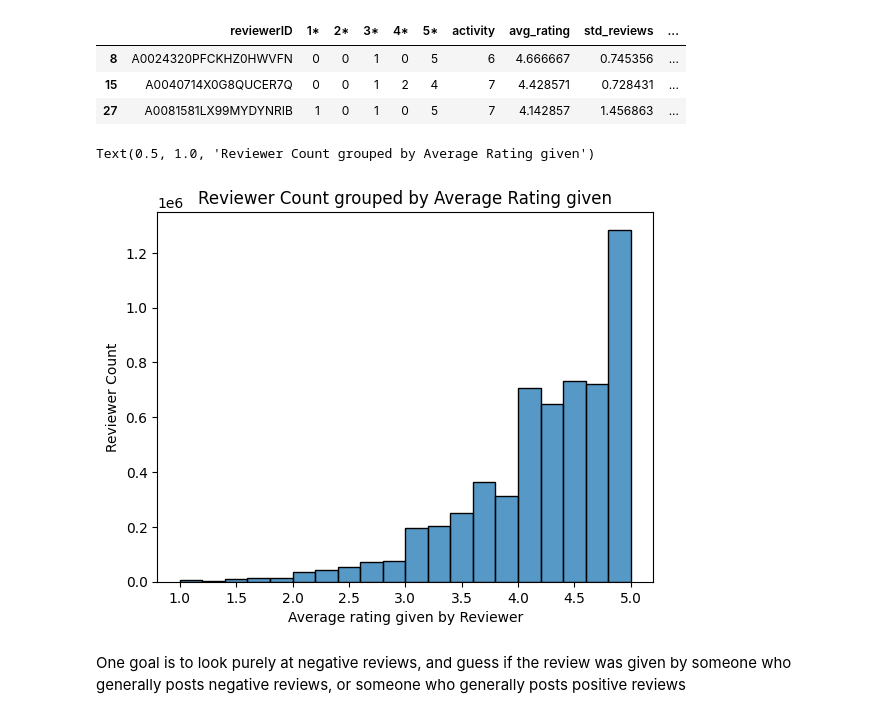
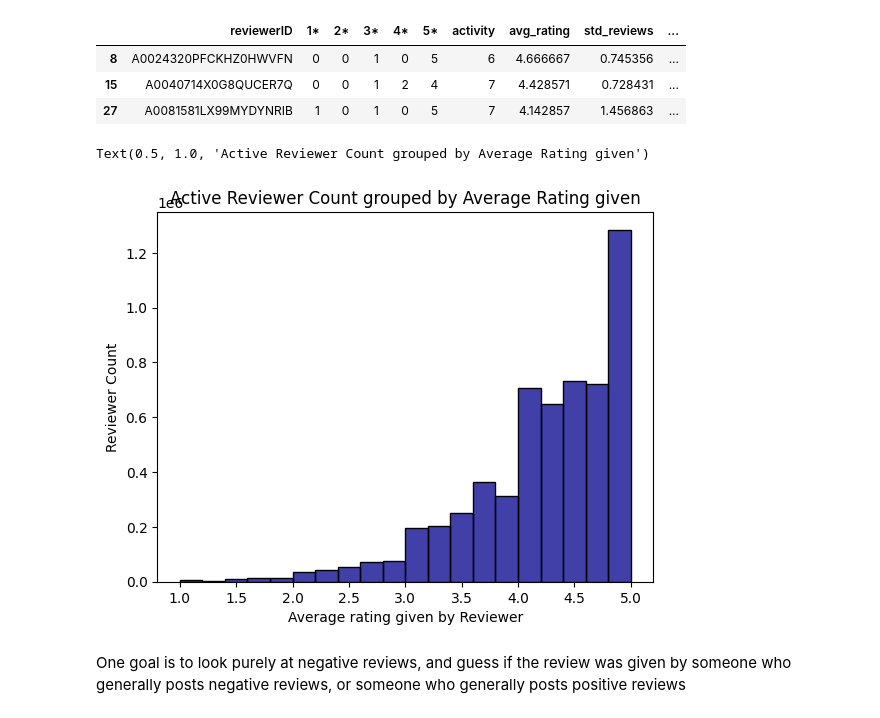
Before and after one commit to Tyler-Chi/Amazon_Review_EDA_Modeling, a Jupyter notebook: EDA/Active_Reviewer_EDA.ipynb, the cells around one changed output. Drawn from its saved outputs; the diff is of its cells as text; code cells hidden in the pictures.

```diff
--- a/EDA/Active_Reviewer_EDA.ipynb
+++ b/EDA/Active_Reviewer_EDA.ipynb
@@ -33,14 +29,14 @@ active_reviewer_df.head(3)
 | 15 | A0040714X0G8QUCER7Q | 0 | 0 | 1 | 2 | 4 | 7 | 4.428571 | 0.728431 | ... |
 | 27 | A0081581LX99MYDYNRIB | 1 | 0 | 1 | 0 | 5 | 7 | 4.142857 | 1.456863 | ... |
 # %%
-sns.histplot(data=active_reviewer_df, x="avg_rating", bins=20)
+sns.histplot(data=active_reviewer_df, x="avg_rating", bins=20, color="darkblue")
 plt.xlabel("Average rating given by Reviewer")
 plt.ylabel("Reviewer Count")
-plt.title("Reviewer Count grouped by Average Rating given")
+plt.title("Active Reviewer Count grouped by Average Rating given")
 # seems like the data isn't very polarized: most of the active reviewers have a fairly positive average rating.
 # %% [output]
-Text(0.5, 1.0, 'Reviewer Count grouped by Average Rating given')
+Text(0.5, 1.0, 'Active Reviewer Count grouped by Average Rating given')
-[figure, old version]
+[figure, new version]
 # %% [markdown]
 One goal is to look purely at negative reviews, and guess if the review
 was given by someone who generally posts negative reviews, or someone who
```
Also changed, not shown: parts of 4 cells of this notebook, 2 other files.
